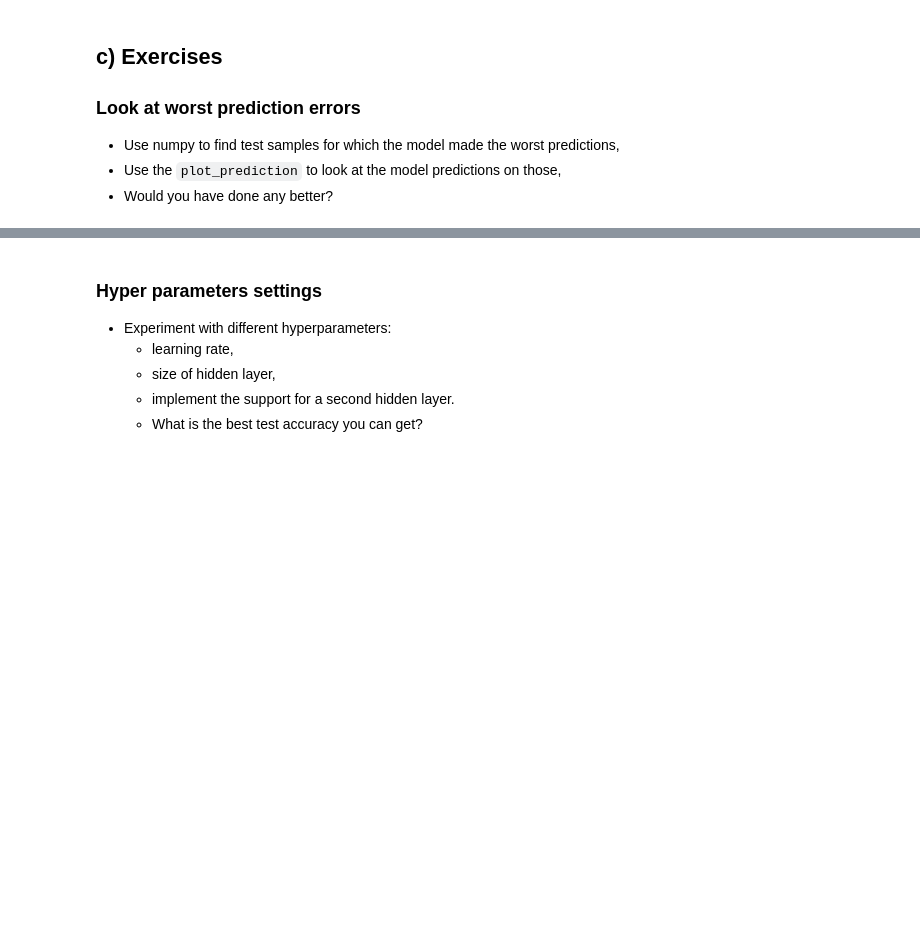
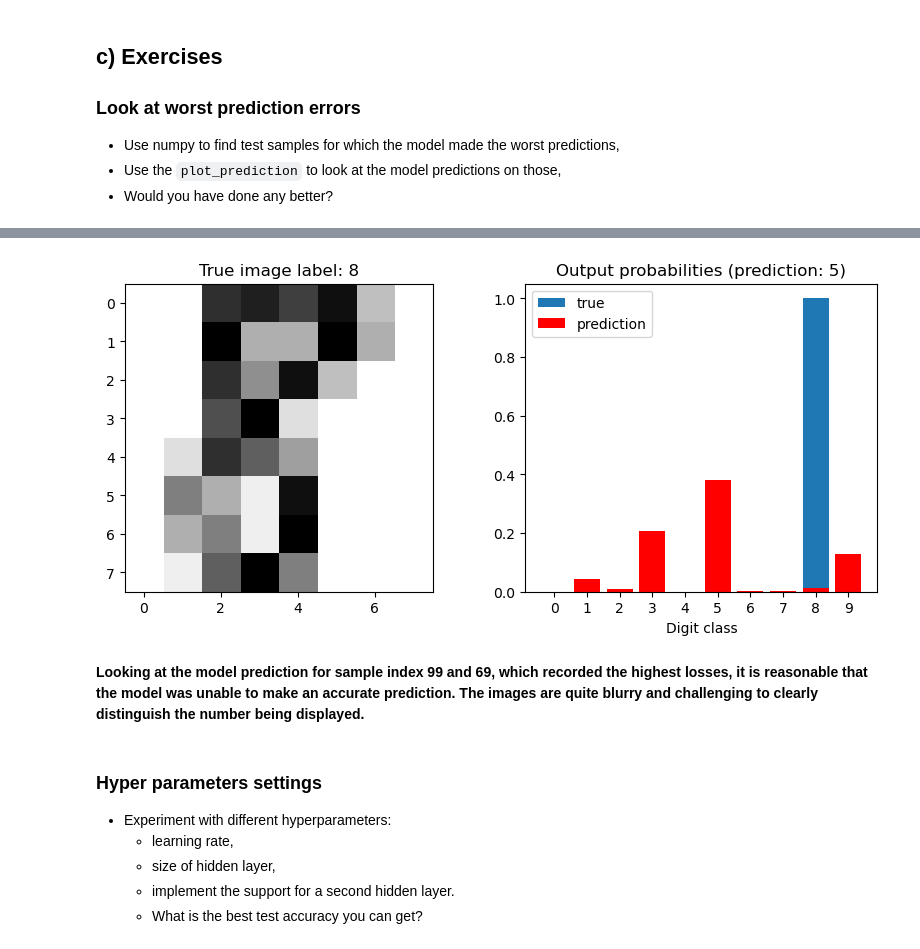
Before and after one commit to melcsk/deep_learning, a Jupyter notebook: 01_materials/labs/lab_2.ipynb, the cells around one changed output, grey strips where cells are left out. Drawn from its saved outputs; the diff is of its cells as text; code cells hidden in the pictures; blank space fills up the shorter version.

```diff
--- a/01_materials/labs/lab_2.ipynb
+++ b/01_materials/labs/lab_2.ipynb
@@ -528,3 +560,10 @@ Highest test loss:  3.41550
+# %%
+# Second highest loss = 4.50, where true label = 8 and predicted is 5
+plot_prediction(model, sample_idx=69)
+# %% [output]
+[figure, added]
+# %% [markdown]
+**Looking at the model prediction for sample index 99 and 69, which recorded the highest losses, it is reasonable that the model was unable to make an accurate prediction. The images are quite blurry and challenging to clearly distinguish the number being displayed.**
 # %% [markdown]
 ### Hyper parameters settings
 
```
Also changed, not shown: parts of 12 cells of this notebook.
